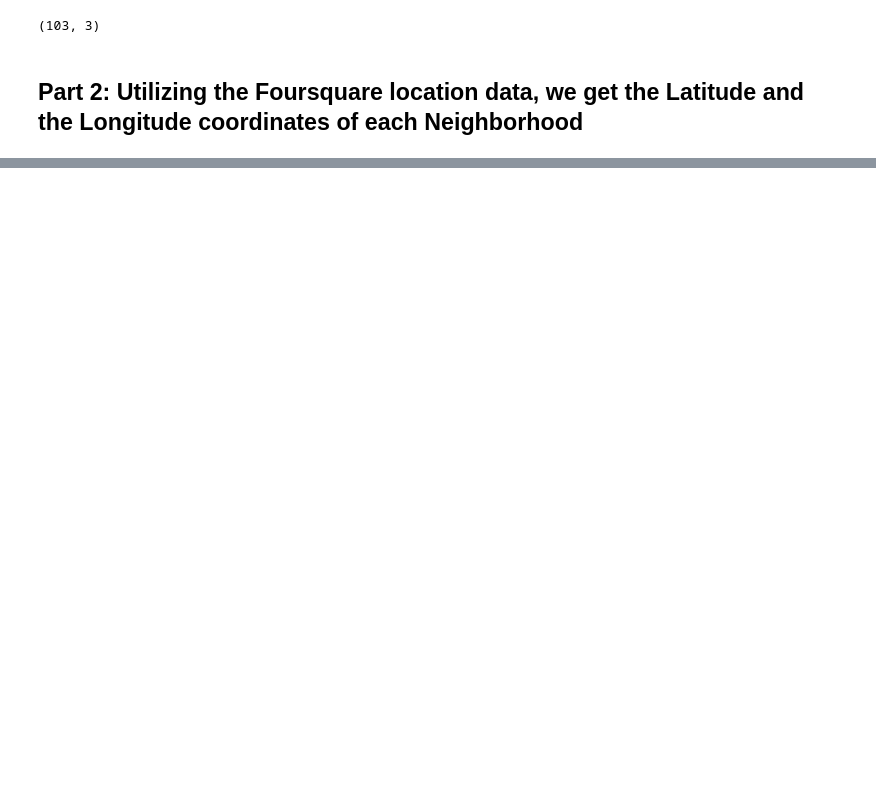
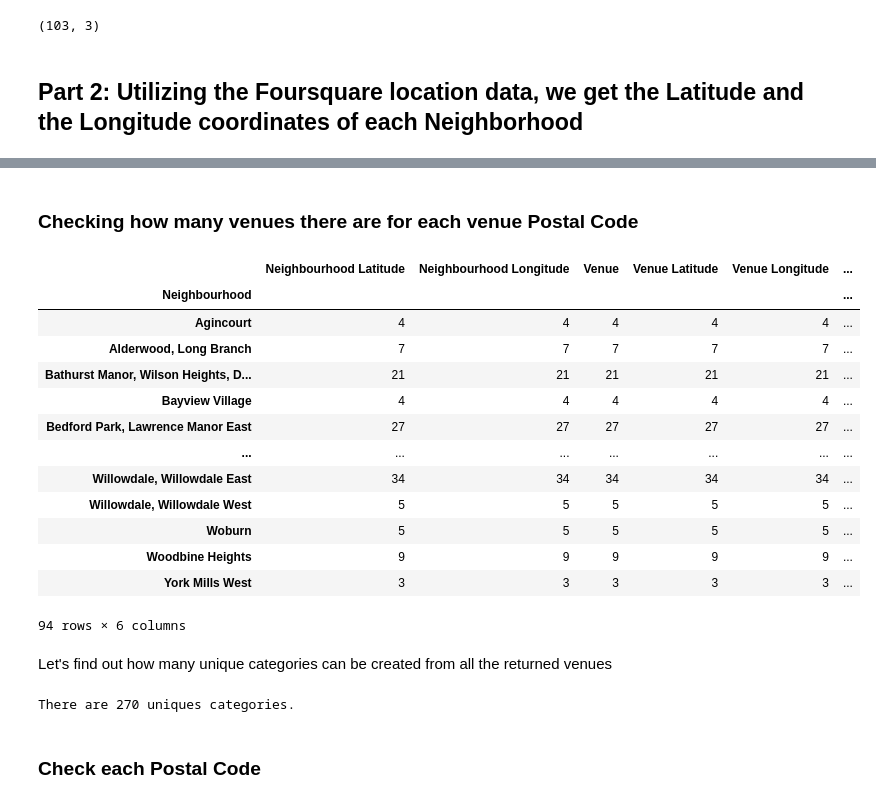
Before and after one commit to kk289/IBM-Data-Science, a Jupyter notebook: Course 9_Applied Data Science Capstone/Week 3/Peer_Graded Assignment/Peer-gradedAssignment-W3.ipynb, the cells around one changed output, grey strips where cells are left out. Cells and saved outputs as stored; diff of their text form; code cells hidden in the pictures; blank space fills up the shorter version.

Commit message:
Peer-graded Assignment: Segmenting and Clustering Neighborhoods in Toronto

```diff
--- a/Course 9_Applied Data Science Capstone/Week 3/Peer_Graded Assignment/Peer-gradedAssignment-W3.ipynb
+++ b/Course 9_Applied Data Science Capstone/Week 3/Peer_Graded Assignment/Peer-gradedAssignment-W3.ipynb
@@ -89,0 +232,9 @@ df.shape
+# %%
+neighbourhood_latitude = df.loc[0, 'Latitude'] # neighbourhood latitude value
+neighbourhood_longitude = df.loc[0, 'Longitude'] # neighbourhood longitude value
+
+neighbourhood_name = df.loc[0, 'Neighbourhood'] # neighbourhood name
+
+print('Latitude and longitude values of {} are {}, {}.'.format(neighbourhood_name,
+                                                               neighbourhood_latitude,
+                                                               neighbourhood_longitude))
@@ -89,0 +245,12 @@ df.shape
+# %%
+LIMIT = 100
+radius = 500
+url = 'https://api.foursquare.com/v2/venues/explore?&client_id={}&client_secret={}&v={}&ll={},{}&radius={}&limit={}'.format(
+    CLIENT_ID,
+    CLIENT_SECRET,
+    VERSION,
+    neighbourhood_latitude,
+    neighbourhood_longitude,
+    radius,
+    LIMIT)
+url
@@ -89,0 +259,3 @@ df.shape
+# %%
+results = requests.get(url).json()
+results
@@ -89,0 +366,5 @@ df.shape
+# %%
+toronto_venues = getNearbyVenues(names=df['Neighbourhood'],
+                                   latitudes=df['Latitude'],
+                                   longitudes=df['Longitude']
+                                  )
@@ -89,0 +382,27 @@ df.shape
+# %% [markdown]
+<h3>Checking how many venues there are for each venue Postal Code</h3>
+# %%
+toronto_venues.groupby('Neighbourhood').count()
+# %% [output]
+|  | Neighbourhood Latitude | Neighbourhood Longitude | Venue | Venue Latitude | Venue Longitude | ... |
+| Neighbourhood |  |  |  |  |  | ... |
+| Agincourt | 4 | 4 | 4 | 4 | 4 | ... |
+| Alderwood, Long Branch | 7 | 7 | 7 | 7 | 7 | ... |
+| Bathurst Manor, Wilson Heights, D... | 21 | 21 | 21 | 21 | 21 | ... |
+| Bayview Village | 4 | 4 | 4 | 4 | 4 | ... |
+| Bedford Park, Lawrence Manor East | 27 | 27 | 27 | 27 | 27 | ... |
+| ... | ... | ... | ... | ... | ... | ... |
+| Willowdale, Willowdale East | 34 | 34 | 34 | 34 | 34 | ... |
+| Willowdale, Willowdale West | 5 | 5 | 5 | 5 | 5 | ... |
+| Woburn | 5 | 5 | 5 | 5 | 5 | ... |
+| Woodbine Heights | 9 | 9 | 9 | 9 | 9 | ... |
+| York Mills West | 3 | 3 | 3 | 3 | 3 | ... |
+94 rows × 6 columns
+# %% [markdown]
+Let's find out how many unique categories can be created from all the returned venues
+# %%
+print('There are {} uniques categories.'.format(len(toronto_venues['Venue Category'].unique())))
+# %% [output]
+There are 270 uniques categories.
+# %% [markdown]
+<h3>Check each Postal Code</h3>
```
Also changed, not shown: parts of 58 cells of this notebook.
